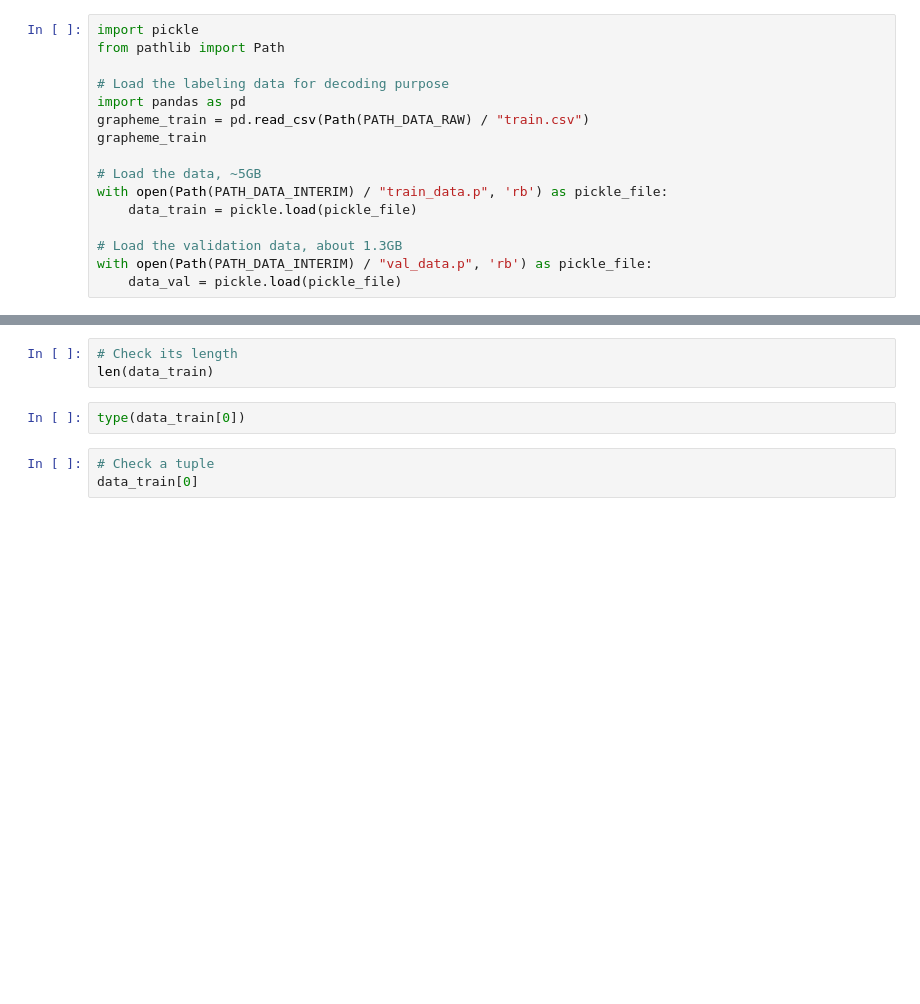
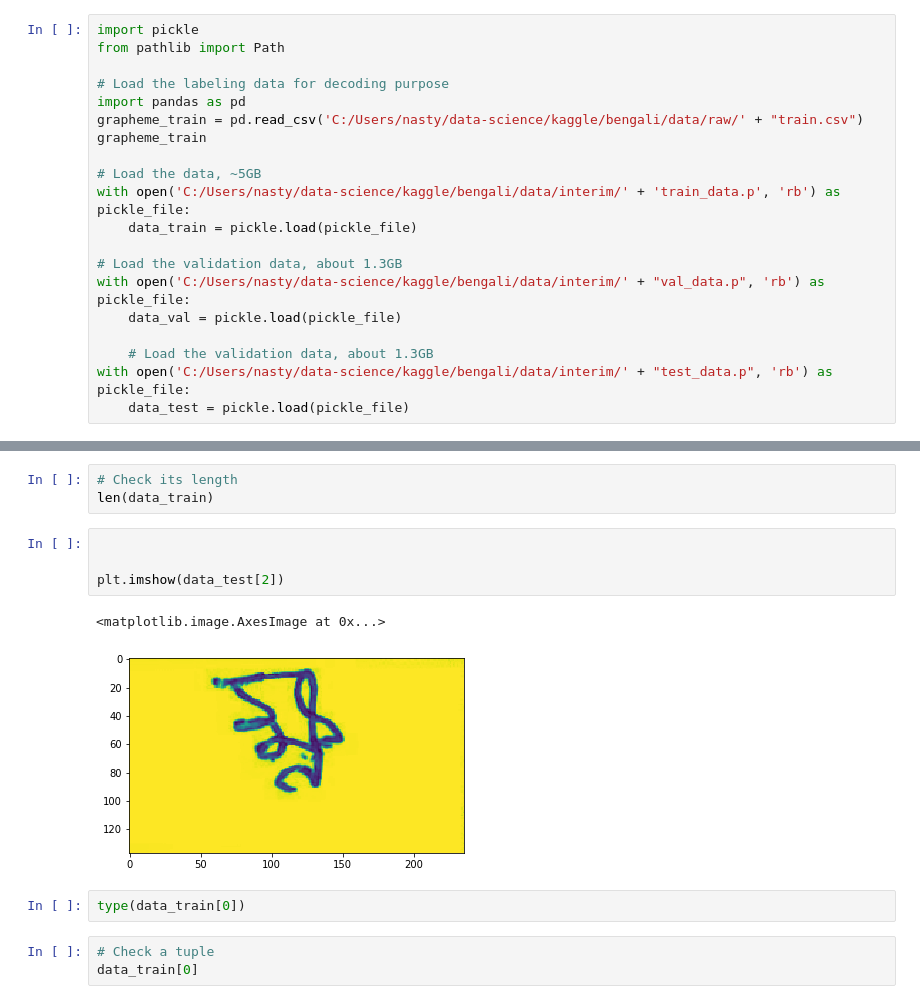
Before and after one commit to Julienbeaulieu/kaggle-computer-vision-competition, a Jupyter notebook: notebooks/visualize_raw.ipynb, the cells around one changed output, grey strips where cells are left out. Cells and saved outputs as stored; diff of their text form; blank space fills up the shorter version.

```diff
--- a/notebooks/visualize_raw.ipynb
+++ b/notebooks/visualize_raw.ipynb
@@ -27,13 +29,17 @@ from pathlib import Path
 
 # Load the labeling data for decoding purpose
 import pandas as pd
-grapheme_train = pd.read_csv(Path(PATH_DATA_RAW) / "train.csv")
+grapheme_train = pd.read_csv('C:/Users/nasty/data-science/kaggle/bengali/data/raw/' + "train.csv")
 grapheme_train
 
 # Load the data, ~5GB
-with open(Path(PATH_DATA_INTERIM) / "train_data.p", 'rb') as pickle_file:
+with open('C:/Users/nasty/data-science/kaggle/bengali/data/interim/' + 'train_data.p', 'rb') as pickle_file:
     data_train = pickle.load(pickle_file)
 
 # Load the validation data, about 1.3GB
-with open(Path(PATH_DATA_INTERIM) / "val_data.p", 'rb') as pickle_file:
+with open('C:/Users/nasty/data-science/kaggle/bengali/data/interim/' + "val_data.p", 'rb') as pickle_file:
     data_val = pickle.load(pickle_file)
+
+    # Load the validation data, about 1.3GB
+with open('C:/Users/nasty/data-science/kaggle/bengali/data/interim/' + "test_data.p", 'rb') as pickle_file:
+    data_test = pickle.load(pickle_file)
@@ -42,6 +70,13 @@ data_train
 # %%
 # Check its length
 len(data_train)
+# %%
+
+
+plt.imshow(data_test[2])
+# %% [output]
+<matplotlib.image.AxesImage at 0x...>
+[figure, added]
 # %%
 type(data_train[0])
 # %%
```
Also changed, not shown: parts of 4 cells of this notebook, 24 other files.
